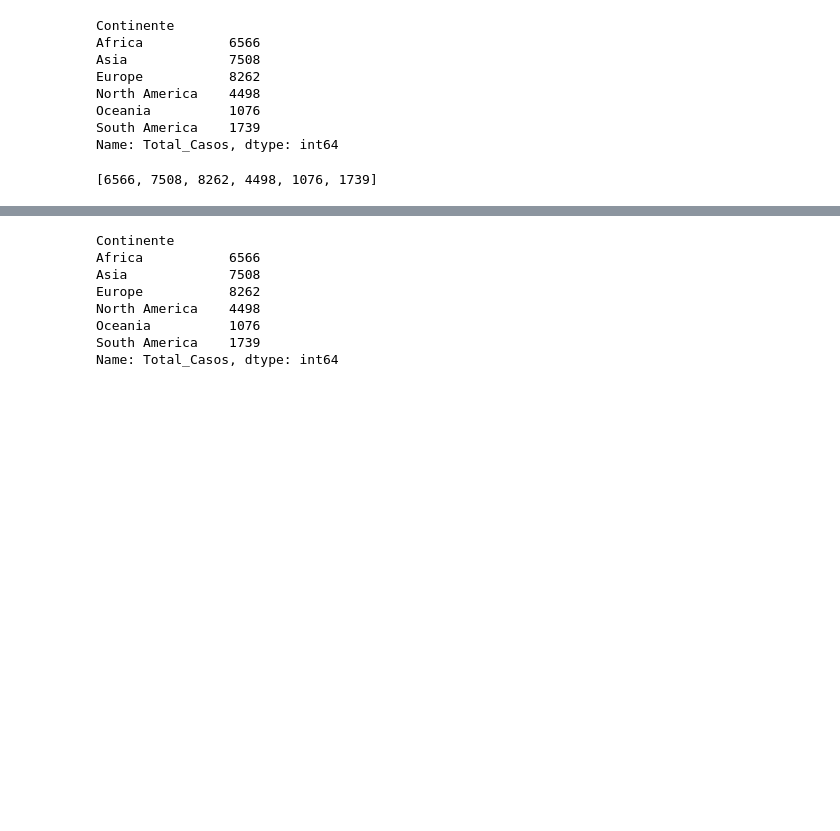
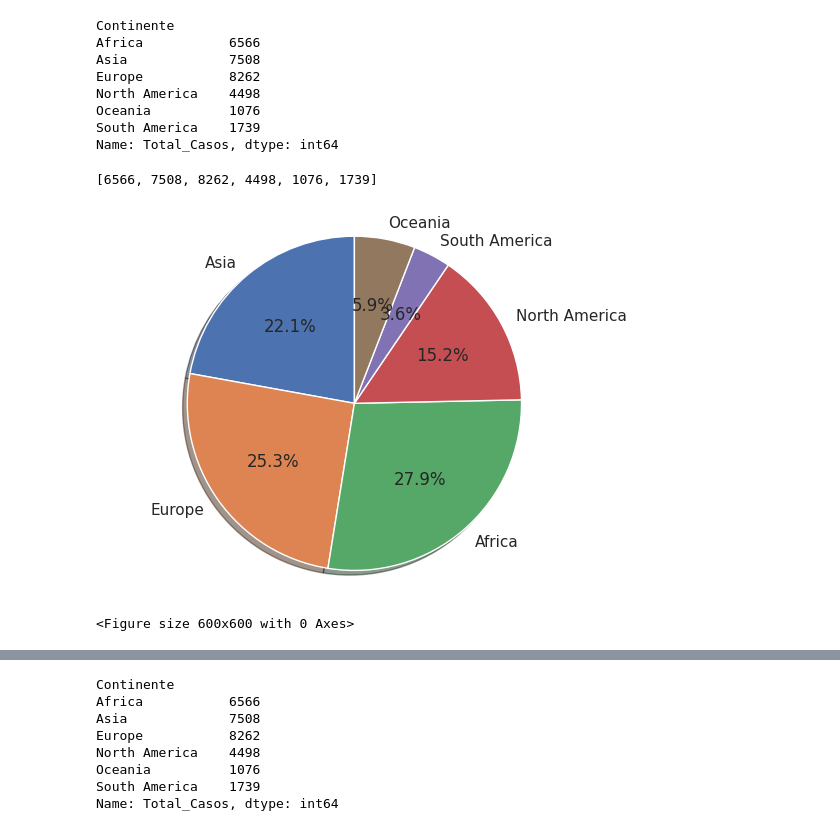
Before and after one commit to CarolBragaRJ/R4_SENACRJ_PROJETO_BIGDATA_NA_THREAD_DO_COVID_19, a Jupyter notebook: R4_AnaliseExploratoria_Covid_e_Mundo.ipynb, the cells around one changed output, grey strips where cells are left out. Drawn from its saved outputs; the diff is of its cells as text; code cells hidden in the pictures; blank space fills up the shorter version.

```diff
--- a/R4_AnaliseExploratoria_Covid_e_Mundo.ipynb
+++ b/R4_AnaliseExploratoria_Covid_e_Mundo.ipynb
@@ -510,6 +462,22 @@ ContVlr = list(ContVlr1)
 ContVlr
 # %% [output]
 [6566, 7508, 8262, 4498, 1076, 1739]
+# %%
+#import matplotlib.pyplot as plt
+
+# Analise por Continente:
+labels = 'Asia', 'Europe', 'Africa', 'North America', 'South America', 'Oceania'
+sizes = [6566, 7508, 8262, 4498, 1076, 1739]
+
+fig1, ax1 = plt.subplots()
+plt.figure(figsize=(6,6))  # Tamanho
+ax1.pie(sizes, labels=labels, autopct='%1.1f%%', shadow=True, startangle=90)
+ax1.axis('equal')  # Equal aspect ratio ensures that pie is drawn as a circle.
+
+plt.show()
+# %% [output]
+[figure, added]
+<Figure size 600x600 with 0 Axes>
 # %%
 # Conclusão sumarizada analítica do histograma:
 dataset1.Data.hist()
```
Also changed, not shown: parts of 25 cells of this notebook.
